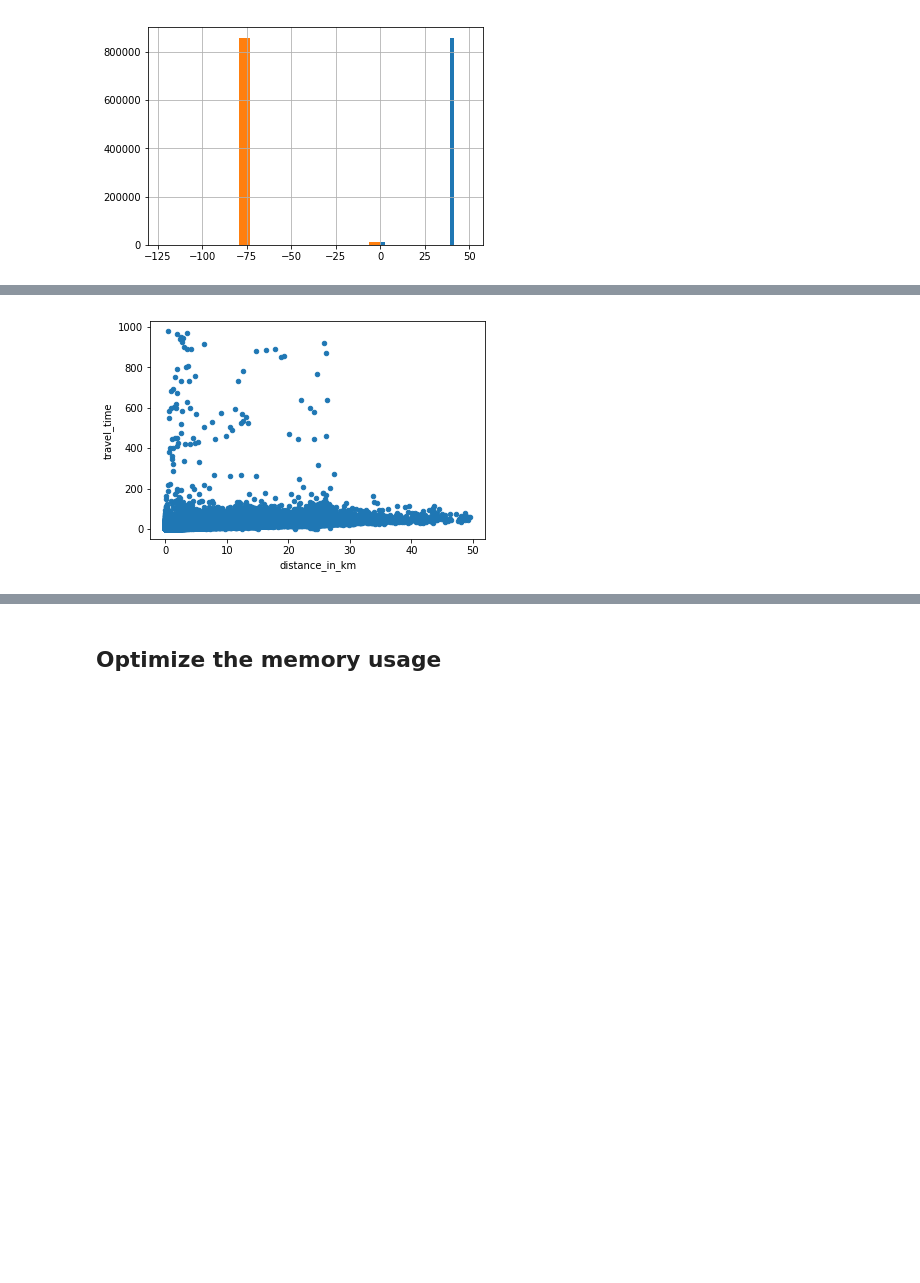
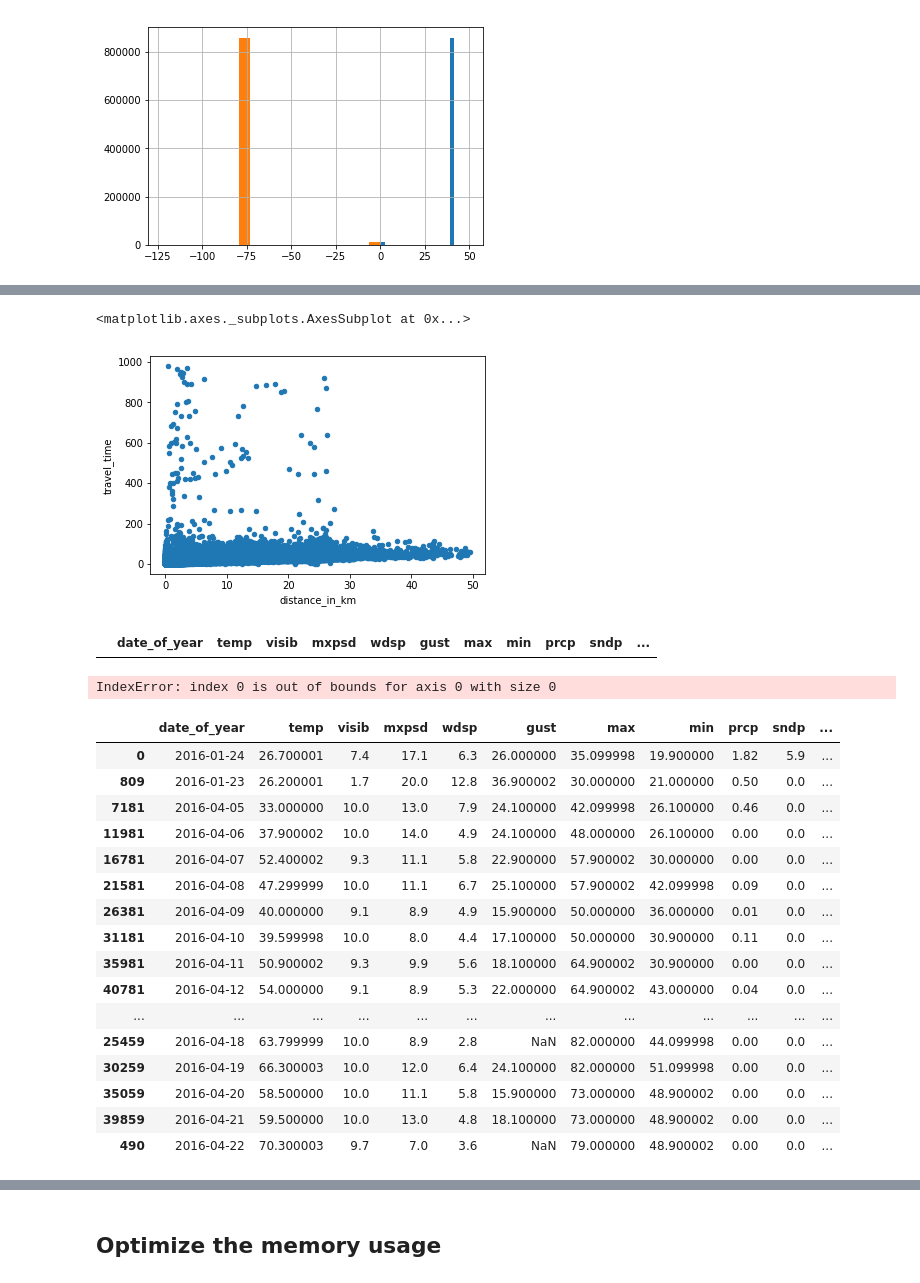
Before and after one commit to Jay4869/NYC-Taxi-FHV-Project, a Jupyter notebook: sample of project.ipynb, the cells around one changed output, grey strips where cells are left out. Drawn from its saved outputs; the diff is of its cells as text; code cells hidden in the pictures; blank space fills up the shorter version.

```diff
--- a/sample of project.ipynb
+++ b/sample of project.ipynb
@@ -124,6 +175,54 @@ data.plot(x='distance_in_km',y='travel_time',kind='scatter')
 # %%
-data_sm = data[(data['travel_time']>0) & (data['distance_in_km']<50)  & (data['travel_time']<1000)]
+data = data[(data['travel_time']>0) & (data['distance_in_km']<50)  & (data['travel_time']<1000)]
 
-data_sm.plot(x='distance_in_km',y='travel_time',kind='scatter')
+data.plot(x='distance_in_km',y='travel_time',kind='scatter')
 # %% [output]
+<matplotlib.axes._subplots.AxesSubplot at 0x...>
 [figure]
+# %%
+# refit visib
+for i in data.loc[(data['visib']== 999.9), 'date_of_year'].unique():
+    data.loc[data['date_of_year'] == i,'visib'] =  data.loc[data['date_of_year'] == pd.to_datetime(i) - datetime.timedelta(1),'visib'].unique()
+# %%
+# refit mxpsd
+for i in data.loc[(data['mxpsd']== 999.9), 'date_of_year'].unique():
+    data.loc[data['date_of_year'] == i,'mxpsd'] =  data.loc[data['date_of_year'] == pd.to_datetime(i) - datetime.timedelta(1),'mxpsd'].unique()
+# %%
+# refit gust
+for i in data.loc[(data['gust']== 999.9), 'date_of_year'].unique():
+    data.loc[data['date_of_year'] == i,'gust'] =  data.loc[data['date_of_year'] == pd.to_datetime(i) - datetime.timedelta(1),'gust'].unique()
+# %%
+# refit sndp
+data.loc[data['sndp'] == 999.9,'sndp'] =  0
+# %%
+data.loc[data['sndp']== 999.9, ['date_of_year','temp', 'visib', 'mxpsd', 'wdsp', 'gust', 'max', 'min',
+       'prcp', 'sndp', 'fog', 'rain_drizzle', 'snow_ice_pellets', 'hail',
+       'thunder', 'weekday']].drop_duplicates().head(20)
+# %% [output]
+|  | date_of_year | temp | visib | mxpsd | wdsp | gust | max | min | prcp | sndp | ... |
+# %%
+data.loc[data['date_of_year'] == x[0]].drop_duplicates().head()
+# %% [output]
+IndexError: index 0 is out of bounds for axis 0 with size 0
+# %%
+data[['date_of_year','temp', 'visib', 'mxpsd', 'wdsp', 'gust', 'max', 'min',
+       'prcp', 'sndp', 'fog', 'rain_drizzle', 'snow_ice_pellets', 'hail',
+       'thunder', 'weekday']].drop_duplicates().head(20)
+# %% [output]
+|  | date_of_year | temp | visib | mxpsd | wdsp | gust | max | min | prcp | sndp | ... |
+| 0 | 2016-01-24 | 26.700001 | 7.4 | 17.1 | 6.3 | 26.000000 | 35.099998 | 19.900000 | 1.82 | 5.9 | ... |
+| 809 | 2016-01-23 | 26.200001 | 1.7 | 20.0 | 12.8 | 36.900002 | 30.000000 | 21.000000 | 0.50 | 0.0 | ... |
+| 7181 | 2016-04-05 | 33.000000 | 10.0 | 13.0 | 7.9 | 24.100000 | 42.099998 | 26.100000 | 0.46 | 0.0 | ... |
+| 11981 | 2016-04-06 | 37.900002 | 10.0 | 14.0 | 4.9 | 24.100000 | 48.000000 | 26.100000 | 0.00 | 0.0 | ... |
+| 16781 | 2016-04-07 | 52.400002 | 9.3 | 11.1 | 5.8 | 22.900000 | 57.900002 | 30.000000 | 0.00 | 0.0 | ... |
+| 21581 | 2016-04-08 | 47.299999 | 10.0 | 11.1 | 6.7 | 25.100000 | 57.900002 | 42.099998 | 0.09 | 0.0 | ... |
+| 26381 | 2016-04-09 | 40.000000 | 9.1 | 8.9 | 4.9 | 15.900000 | 50.000000 | 36.000000 | 0.01 | 0.0 | ... |
+| 31181 | 2016-04-10 | 39.599998 | 10.0 | 8.0 | 4.4 | 17.100000 | 50.000000 | 30.900000 | 0.11 | 0.0 | ... |
+| 35981 | 2016-04-11 | 50.900002 | 9.3 | 9.9 | 5.6 | 18.100000 | 64.900002 | 30.900000 | 0.00 | 0.0 | ... |
+| 40781 | 2016-04-12 | 54.000000 | 9.1 | 8.9 | 5.3 | 22.000000 | 64.900002 | 43.000000 | 0.04 | 0.0 | ... |
+| ... | ... | ... | ... | ... | ... | ... | ... | ... | ... | ... | ... |
+| 25459 | 2016-04-18 | 63.799999 | 10.0 | 8.9 | 2.8 | NaN | 82.000000 | 44.099998 | 0.00 | 0.0 | ... |
+| 30259 | 2016-04-19 | 66.300003 | 10.0 | 12.0 | 6.4 | 24.100000 | 82.000000 | 51.099998 | 0.00 | 0.0 | ... |
+| 35059 | 2016-04-20 | 58.500000 | 10.0 | 11.1 | 5.8 | 15.900000 | 73.000000 | 48.900002 | 0.00 | 0.0 | ... |
+| 39859 | 2016-04-21 | 59.500000 | 10.0 | 13.0 | 4.8 | 18.100000 | 73.000000 | 48.900002 | 0.00 | 0.0 | ... |
+| 490 | 2016-04-22 | 70.300003 | 9.7 | 7.0 | 3.6 | NaN | 79.000000 | 48.900002 | 0.00 | 0.0 | ... |
```
Also changed, not shown: parts of 13 cells of this notebook.
